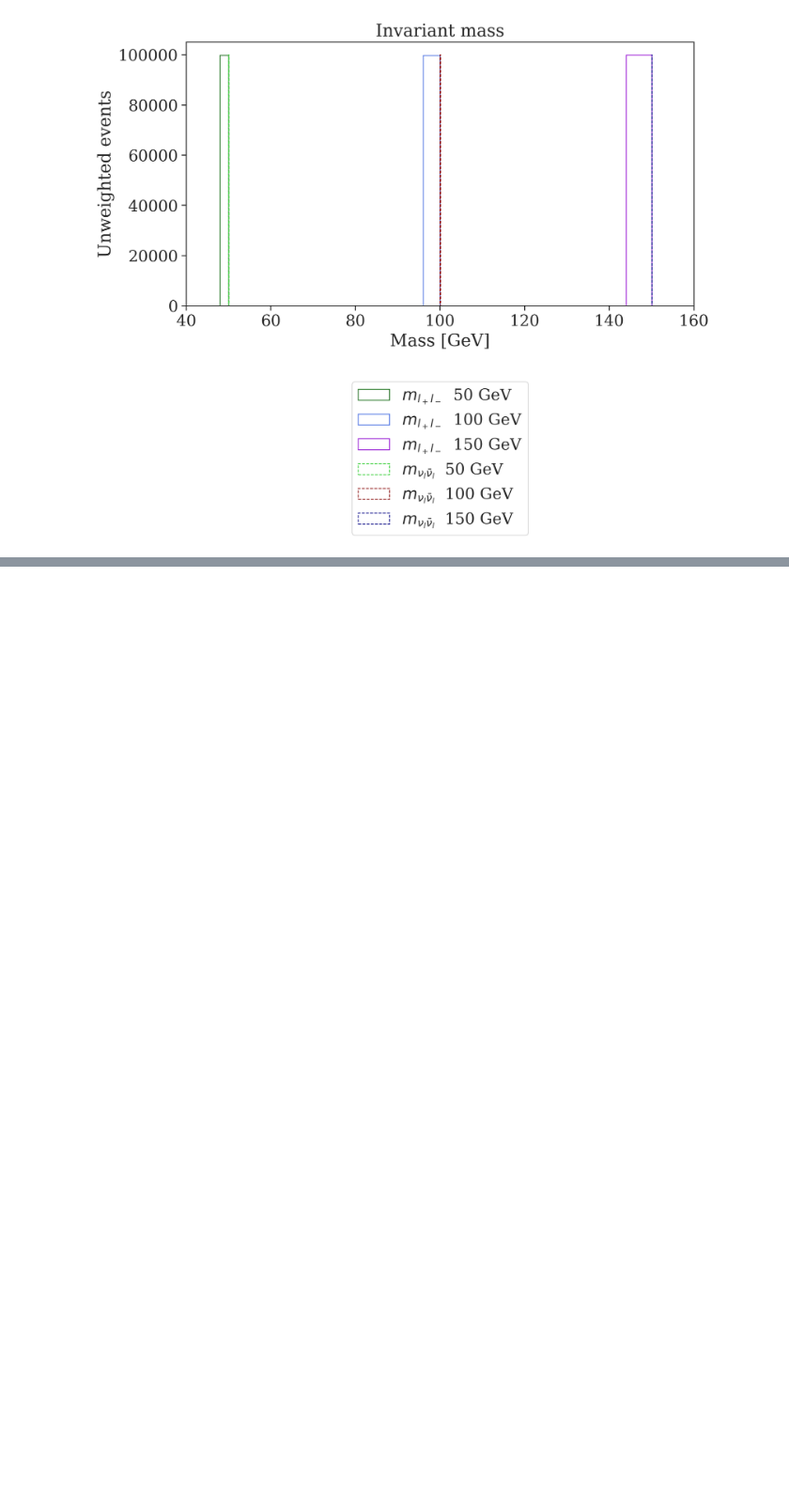
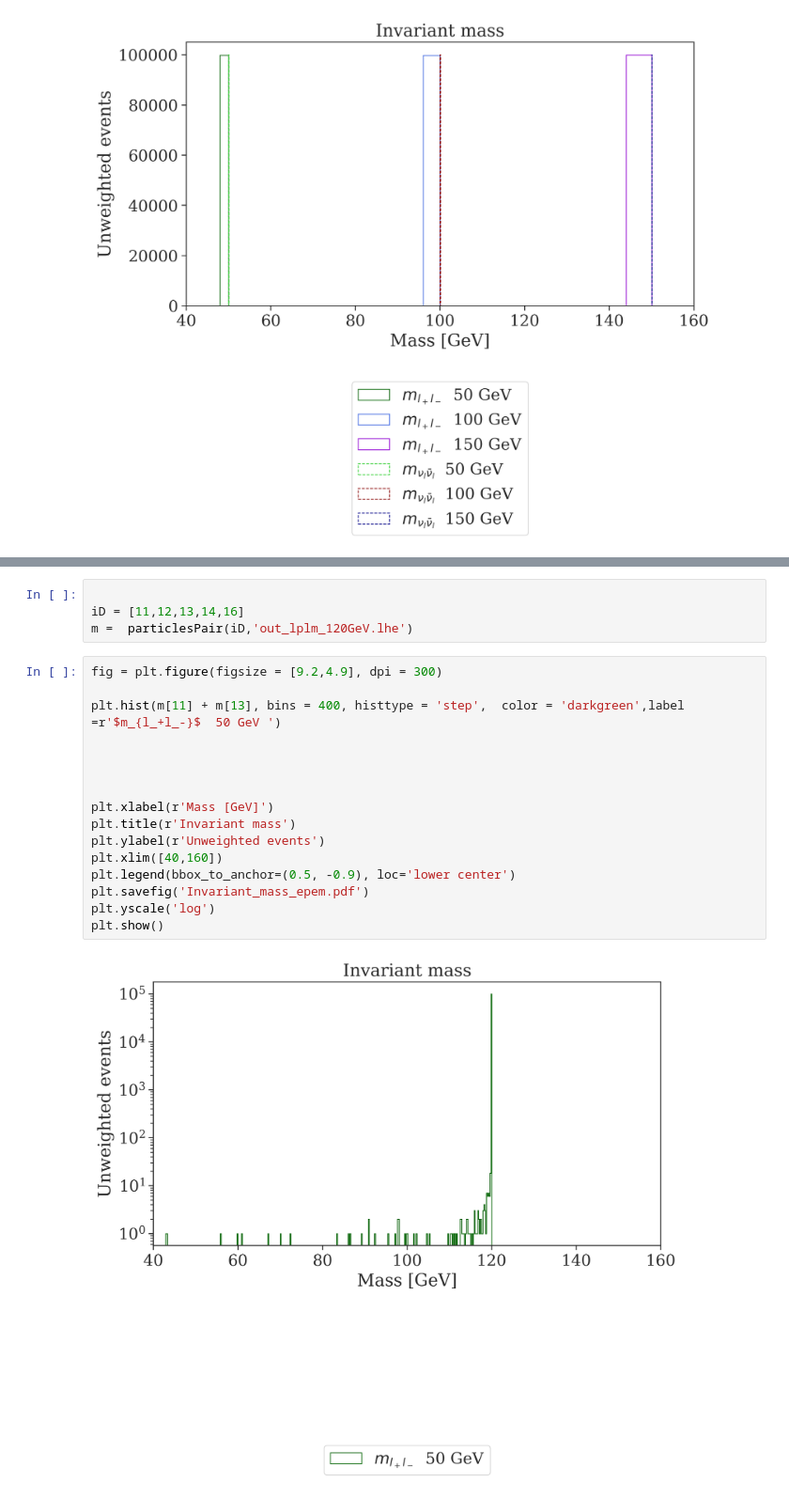
Before and after one commit to viniciusrocca/simulationsSM, a Jupyter notebook: epem2lplm/Zsearch.ipynb, the cells around one changed output, grey strips where cells are left out. Shown at 94% size. Cells and saved outputs as stored; diff of their text form; blank space fills up the shorter version.

```diff
--- a/epem2lplm/Zsearch.ipynb
+++ b/epem2lplm/Zsearch.ipynb
@@ -183,0 +234,22 @@ print(count)
+# %%
+
+iD = [11,12,13,14,16]
+m =  particlesPair(iD,'out_lplm_120GeV.lhe')
+# %%
+fig = plt.figure(figsize = [9.2,4.9], dpi = 300)
+
+plt.hist(m[11] + m[13], bins = 400, histtype = 'step',  color = 'darkgreen',label =r'$m_{l_+l_-}$  50 GeV ')
+
+
+
+
+plt.xlabel(r'Mass [GeV]')
+plt.title(r'Invariant mass')
+plt.ylabel(r'Unweighted events')
+plt.xlim([40,160])
+plt.legend(bbox_to_anchor=(0.5, -0.9), loc='lower center')
+plt.savefig('Invariant_mass_epem.pdf')
+plt.yscale('log')
+plt.show()
+# %% [output]
+[figure, added]
```
Also changed, not shown: parts of 6 cells of this notebook.
